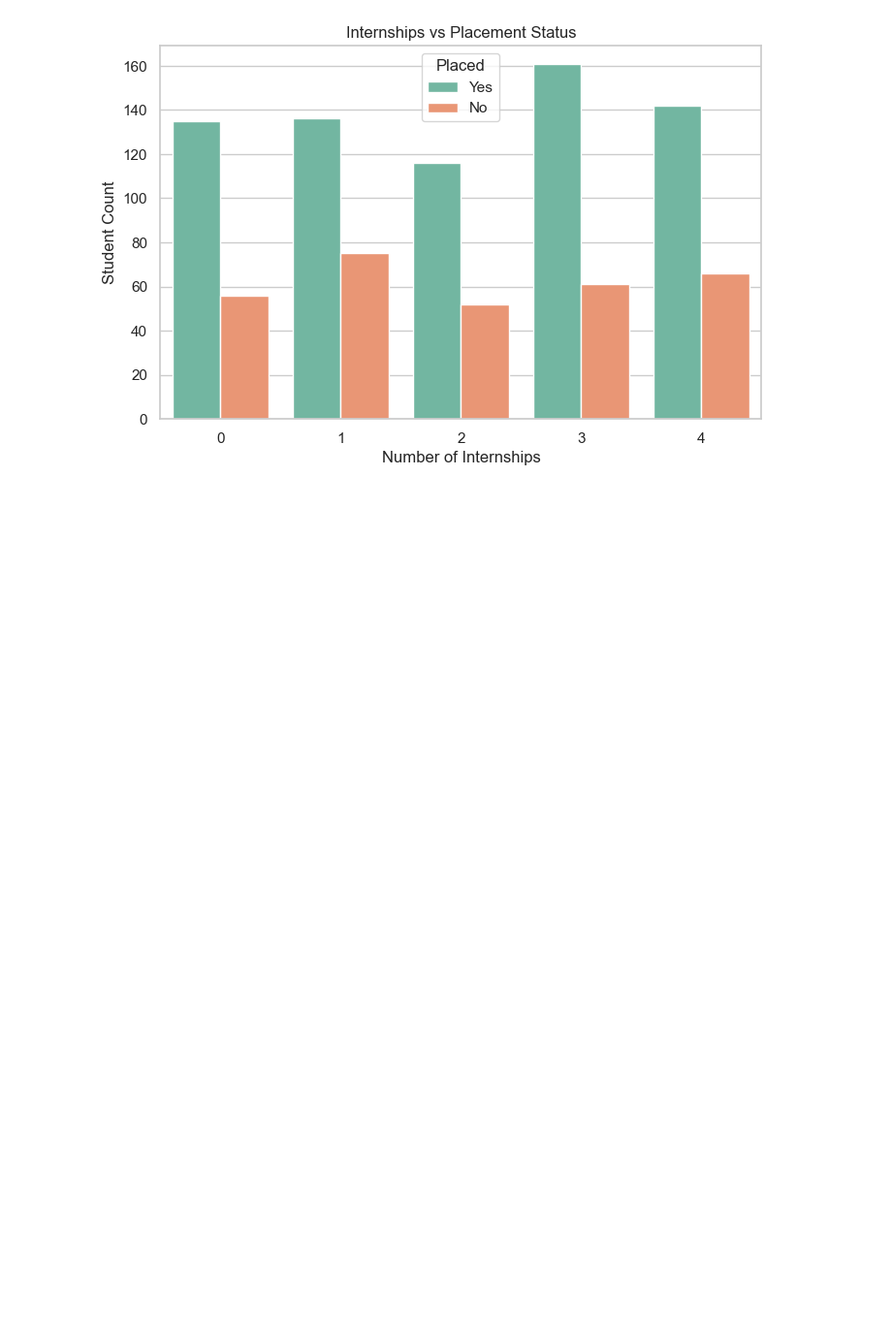
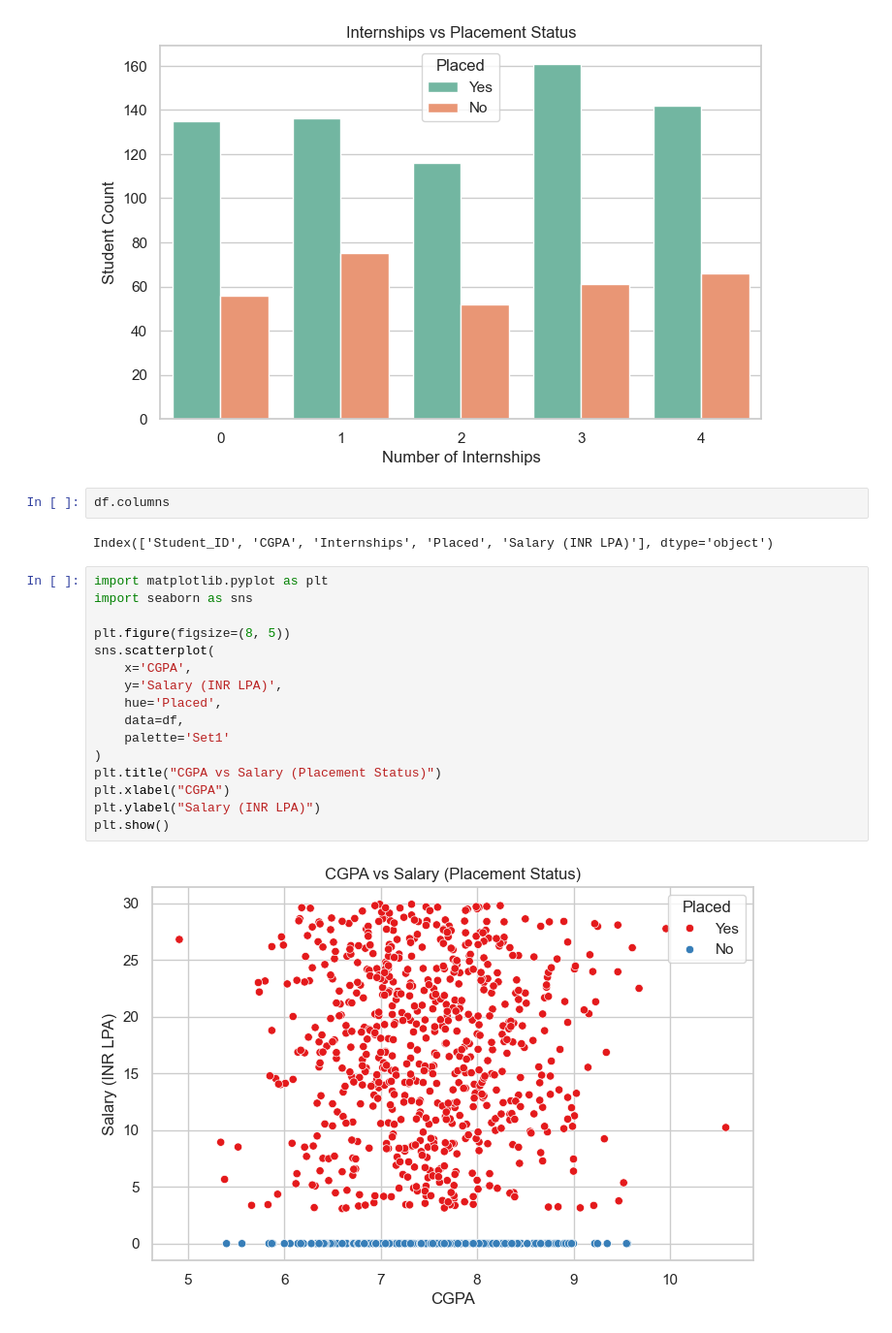
Before and after one commit to shahahmad-dev/Student_Placement_analysis, a Jupyter notebook: Student_Placemnet_data_analysis.ipynb, the cells around one changed output. Shown at 97% size. Cells and saved outputs as stored; diff of their text form; blank space fills up the shorter version.

Commit message:
visualize relationship between CGPA and Salary, highlighting placement status

```diff
--- a/Student_Placemnet_data_analysis.ipynb
+++ b/Student_Placemnet_data_analysis.ipynb
@@ -123,3 +123,25 @@ plt.ylabel("Student Count")
 plt.show()
 # %% [output]
 [figure]
+# %%
+df.columns
+# %% [output]
+Index(['Student_ID', 'CGPA', 'Internships', 'Placed', 'Salary (INR LPA)'], dtype='object')
+# %%
+import matplotlib.pyplot as plt
+import seaborn as sns
+
+plt.figure(figsize=(8, 5))
+sns.scatterplot(
+    x='CGPA',
+    y='Salary (INR LPA)',
+    hue='Placed',
+    data=df,
+    palette='Set1'
+)
+plt.title("CGPA vs Salary (Placement Status)")
+plt.xlabel("CGPA")
+plt.ylabel("Salary (INR LPA)")
+plt.show()
+# %% [output]
+[figure, added]
```
